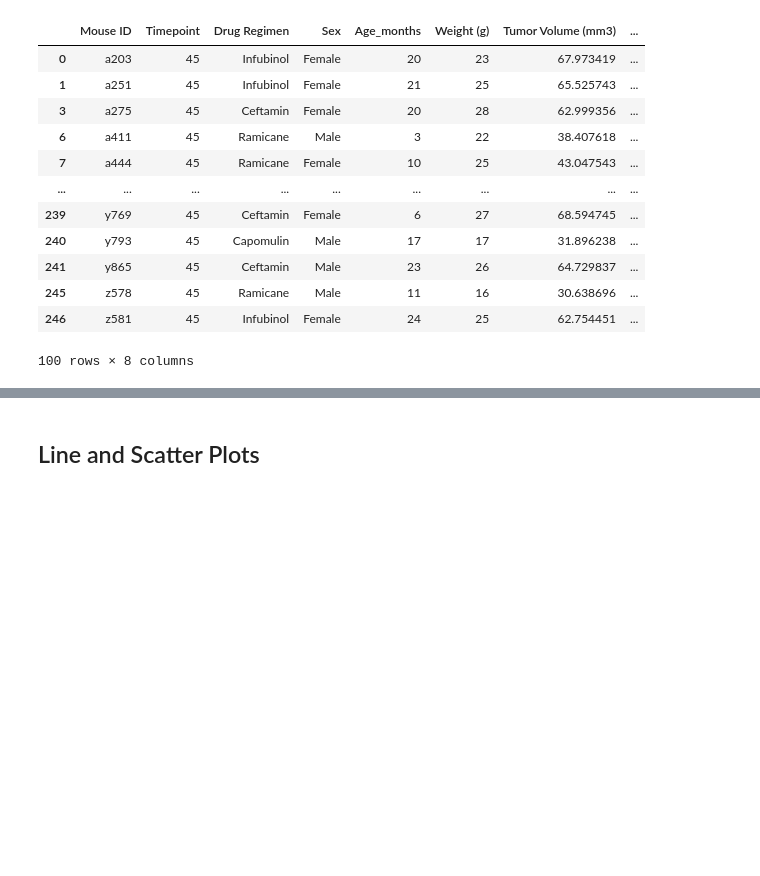
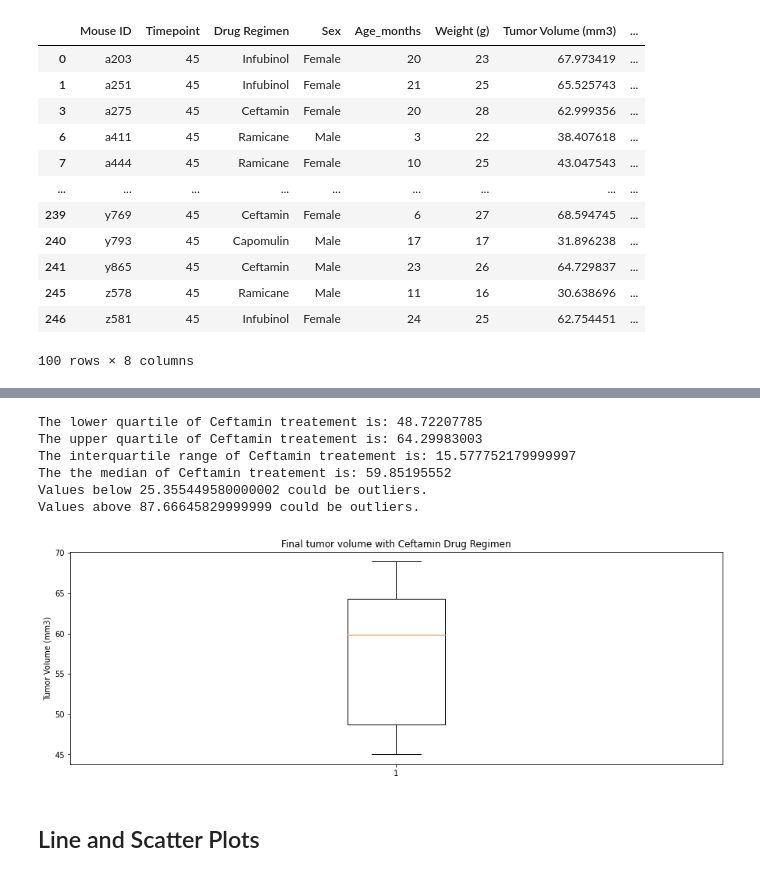
Before and after one commit to VijetaPuthran/Matplotlib, a Jupyter notebook: Pymaceuticals/pymaceuticals_starter.ipynb, the cells around one changed output, grey strips where cells are left out. Saved outputs shown, nothing was run; the diff lists cells and outputs as text; code cells hidden in the pictures; blank space fills up the shorter version.

```diff
--- a/Pymaceuticals/pymaceuticals_starter.ipynb
+++ b/Pymaceuticals/pymaceuticals_starter.ipynb
@@ -343,3 +384,33 @@ Name: Tumor Volume (mm3), dtype: int64
+# %%
+#Calculations and Boxplot for Ceftamin treatment data
+# Calculate the IQR and quantitatively determine if there are any potential outliers
+quartiles = ceftamin_data.quantile([.25,.5,.75])
+lowerq = quartiles[0.25]
+upperq = quartiles[0.75]
+iqr = upperq-lowerq
+print(f"The lower quartile of Ceftamin treatement is: {lowerq}")
+print(f"The upper quartile of Ceftamin treatement is: {upperq}")
+print(f"The interquartile range of Ceftamin treatement is: {iqr}")
+print(f"The the median of Ceftamin treatement is: {quartiles[0.5]} ")
+ # Determine outliers using upper and lower bounds
+lower_bound = lowerq - (1.5*iqr)
+upper_bound = upperq + (1.5*iqr)
+print(f"Values below {lower_bound} could be outliers.")
+print(f"Values above {upper_bound} could be outliers.")
+#Boxplot for Capomulin regimen
+fig1, ax1 = plt.subplots()
+ax1.set_title('Final tumor volume with Ceftamin Drug Regimen')
+ax1.set_ylabel('Tumor Volume (mm3)')
+ax1.boxplot(ceftamin_data)
+plt.show()
+# %% [output]
+The lower quartile of Ceftamin treatement is: 48.72207785
+The upper quartile of Ceftamin treatement is: 64.29983003
+The interquartile range of Ceftamin treatement is: 15.577752179999997
+The the median of Ceftamin treatement is: 59.85195552
+Values below 25.355449580000002 could be outliers.
+Values above 87.66645829999999 could be outliers.
+[figure, added]
 # %% [markdown]
 ## Line and Scatter Plots
 # %%
```
Also changed, not shown: parts of 7 cells of this notebook.
